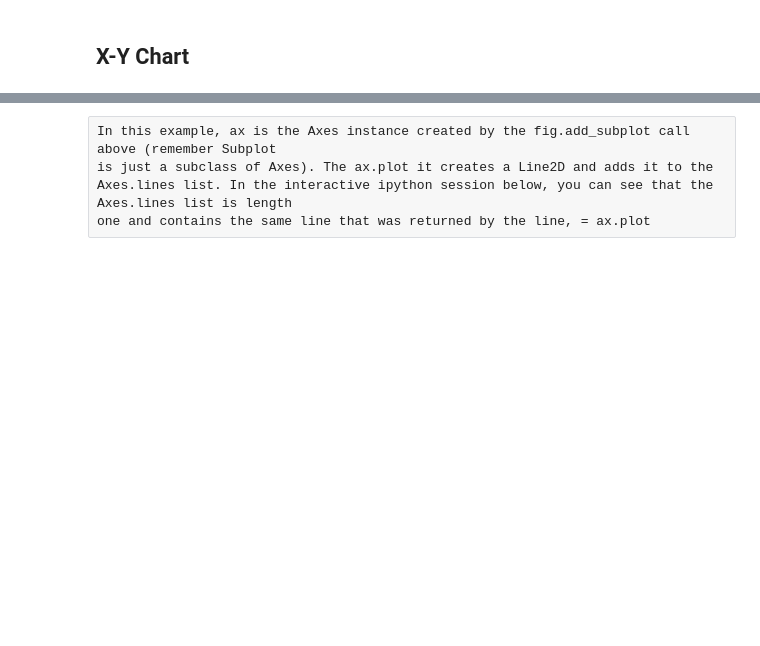
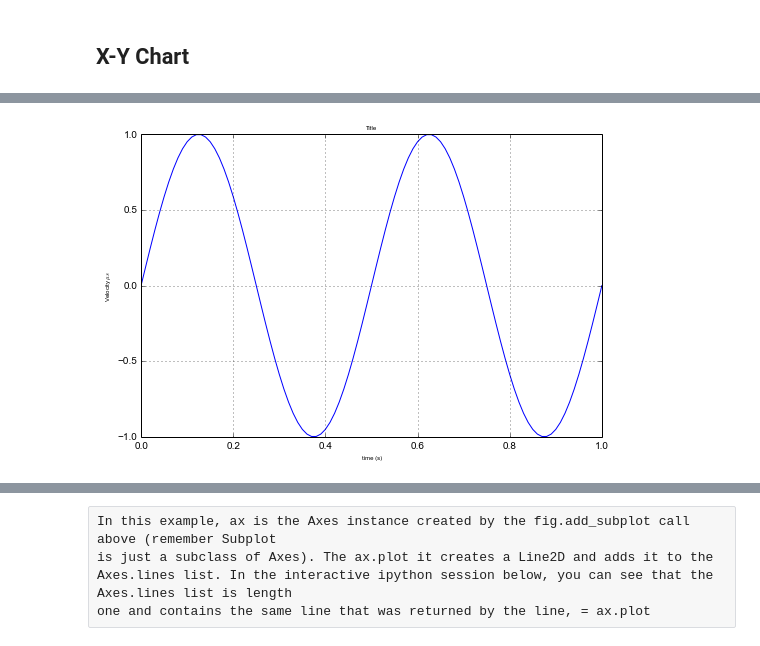
Before and after one commit to BioXiao/Python4DataScience, a Jupyter notebook: 03.Matplotlib.ipynb, the cells around one changed output, grey strips where cells are left out. Drawn from its saved outputs; the diff is of its cells as text; code cells hidden in the pictures; blank space fills up the shorter version.

```diff
--- a/03.Matplotlib.ipynb
+++ b/03.Matplotlib.ipynb
@@ -53,23 +53,3 @@ from matplotlib.figure import Figure
 ##matplotlib.use('Qt4Agg')
 # %% [raw]
 ? %matplotlib
-# %%
-#### Notebook specific parameters (will be lost by restating the kernel)
-## local
-from matplotlib import rcParams
-#set plot attributes
-fig_width = 4 # width in inches
-fig_height = 3 # height in inches
-fig_size = [fig_width,fig_height]
-params = {'axes.labelsize': 6,
-'axes.titlesize': 8,
-'text.fontsize': 8,
-'legend.fontsize': 6,
-'xtick.labelsize': 8,
-'ytick.labelsize': 8,
-'figure.figsize': fig_size,
-'savefig.dpi' : 600,
-'font.family': 'sans-serif',
-'figure.facecolor' : (0,0,0,0)}
-rcParams.update(params)
-##'backend': ’Agg’,
@@ -117,8 +117,8 @@ L=[] ##empty list
               ## can y be a list of arrays ?
 s=sin(4*pi*t)
 plot(t, s)
-xlabel("time (s)",fontsize=14)
-ylabel("Velocity $\mu s$",fontsize=14)
-title("Title")
+xlabel("time (s)",fontsize=6)
+ylabel("Velocity $\mu s$",fontsize=6)
+title("Title",fontsize=6)
 grid(True)
 # %% [output]
@@ -126,3 +125,4 @@ grid(True)
+[figure, added]
 # %%
 fig=figure()
 ax=fig.add_subplot(111)
```
Also changed, not shown: parts of 22 cells of this notebook.
